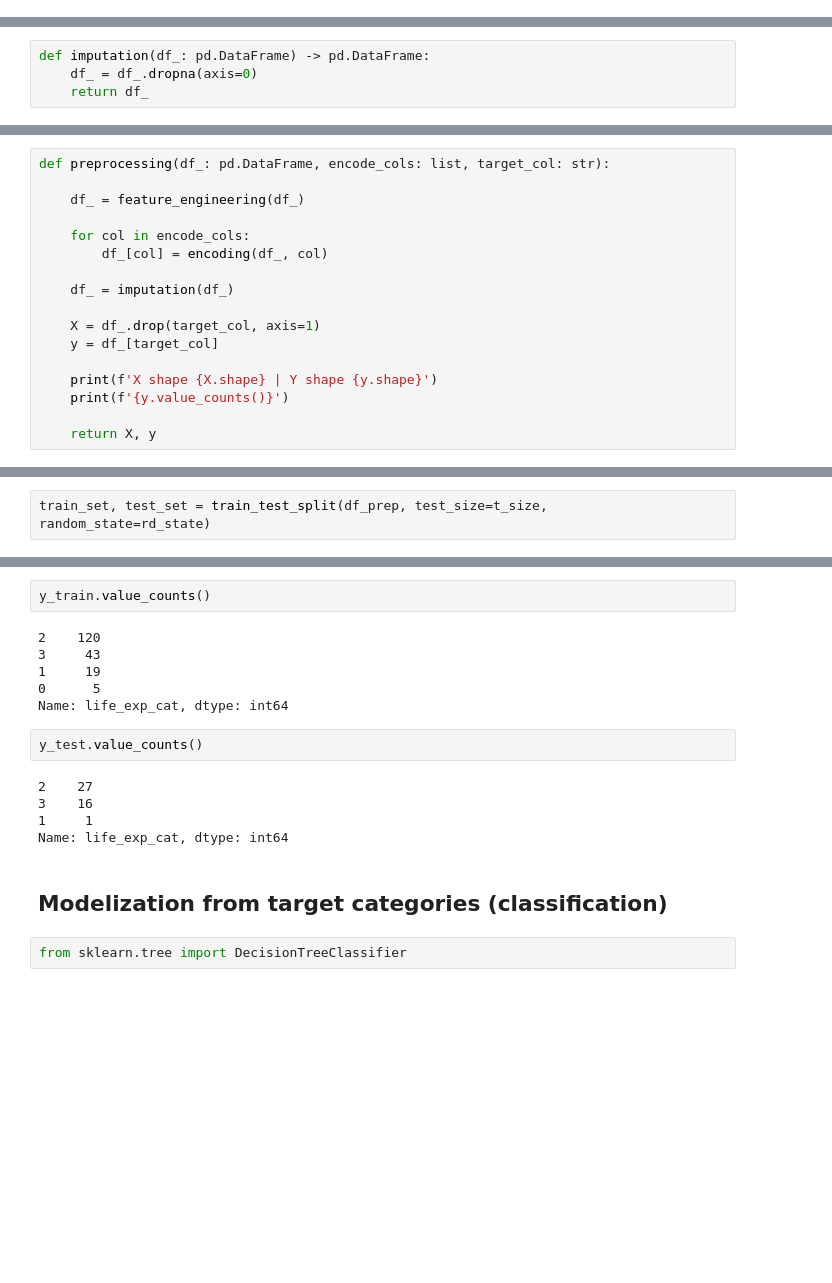
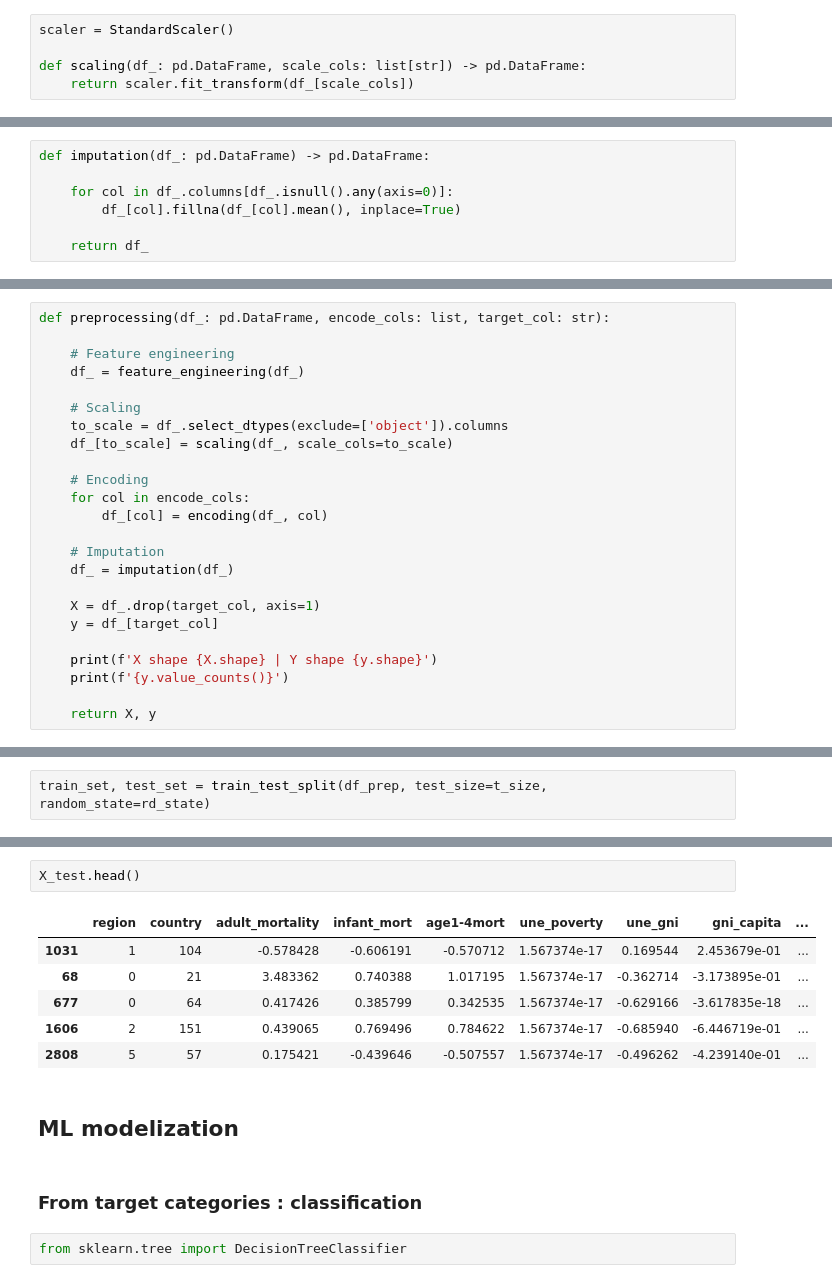
Before and after one commit to NanoClem/boston-housing-ML, a Jupyter notebook: ML_modelization.ipynb, the cells around one changed output, grey strips where cells are left out. Drawn from its saved outputs; the diff is of its cells as text; blank space fills up the shorter version.

```diff
--- a/ML_modelization.ipynb
+++ b/ML_modelization.ipynb
@@ -97,3 +102,8 @@ def feature_engineering(df_: pd.DataFrame) -> pd.DataFrame:
+# %%
+scaler = StandardScaler()
+
+def scaling(df_: pd.DataFrame, scale_cols: list[str]) -> pd.DataFrame:
+    return scaler.fit_transform(df_[scale_cols])
 # %% [markdown]
 ### Encoding
 # %%
@@ -107,18 +117,28 @@ def encoding(df_: pd.DataFrame, col: str) -> np.array:
 ### Imputation
 # %%
 def imputation(df_: pd.DataFrame) -> pd.DataFrame:
-    df_ = df_.dropna(axis=0)
+
+    for col in df_.columns[df_.isnull().any(axis=0)]:
+        df_[col].fillna(df_[col].mean(), inplace=True)
+
     return df_
 # %% [markdown]
 ### Main preprocessing
 # %%
 def preprocessing(df_: pd.DataFrame, encode_cols: list, target_col: str):
 
+    # Feature engineering
     df_ = feature_engineering(df_)
 
+    # Scaling
+    to_scale = df_.select_dtypes(exclude=['object']).columns
+    df_[to_scale] = scaling(df_, scale_cols=to_scale)
+
+    # Encoding
     for col in encode_cols:
         df_[col] = encoding(df_, col)
 
+    # Imputation
     df_ = imputation(df_)
 
     X = df_.drop(target_col, axis=1)
@@ -156,21 +179,17 @@ X shape (44, 19) | Y shape (44,)
 Name: life_exp_cat, dtype: int64
-# %%
-y_train.value_counts()
-# %% [output]
-2    120
-3     43
-1     19
-0      5
-Name: life_exp_cat, dtype: int64
-# %%
-y_test.value_counts()
-# %% [output]
-2    27
-3    16
-1     1
-Name: life_exp_cat, dtype: int64
+# %%
+X_test.head()
+# %% [output]
+|  | region | country | adult_mortality | infant_mort | age1-4mort | une_poverty | une_gni | gni_capita | ... |
+| 1031 | 1 | 104 | -0.578428 | -0.606191 | -0.570712 | 1.567374e-17 | 0.169544 | 2.453679e-01 | ... |
+| 68 | 0 | 21 | 3.483362 | 0.740388 | 1.017195 | 1.567374e-17 | -0.362714 | -3.173895e-01 | ... |
+| 677 | 0 | 64 | 0.417426 | 0.385799 | 0.342535 | 1.567374e-17 | -0.629166 | -3.617835e-18 | ... |
+| 1606 | 2 | 151 | 0.439065 | 0.769496 | 0.784622 | 1.567374e-17 | -0.685940 | -6.446719e-01 | ... |
+| 2808 | 5 | 57 | 0.175421 | -0.439646 | -0.507557 | 1.567374e-17 | -0.496262 | -4.239140e-01 | ... |
+# %% [markdown]
+## ML modelization
 # %% [markdown]
-## Modelization from target categories (classification)
+### From target categories : classification
 # %%
 from sklearn.tree import DecisionTreeClassifier
 # %%
```
Also changed, not shown: parts of 14 cells of this notebook, 3 other files.
